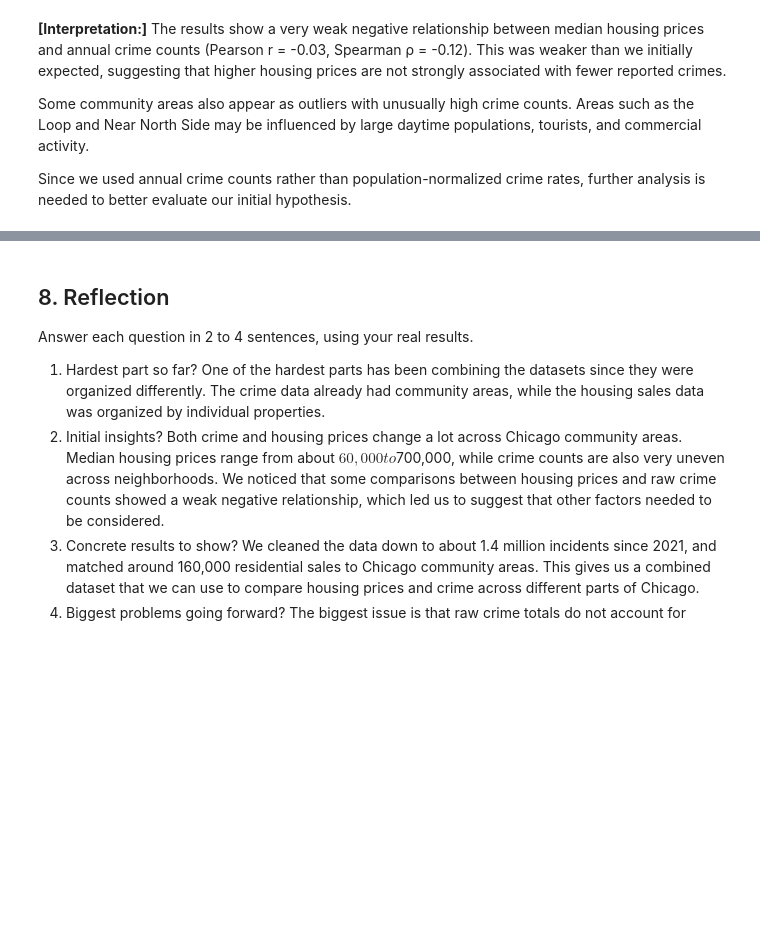
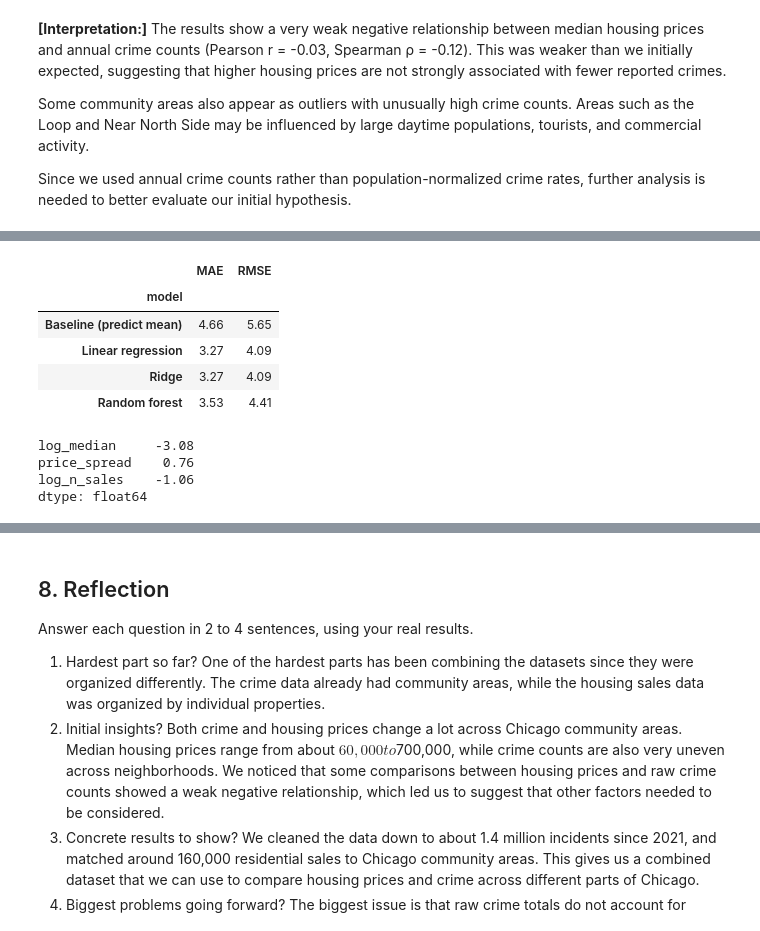
Before and after one commit to VeritasiumS/Housing_Crime, a Jupyter notebook: ProgressReport.ipynb, the cells around one changed output, grey strips where cells are left out. Cells and saved outputs as stored; diff of their text form; code cells hidden in the pictures; blank space fills up the shorter version.

```diff
--- a/ProgressReport.ipynb
+++ b/ProgressReport.ipynb
@@ -352,0 +382,31 @@ Since we used annual crime counts rather than population-normalized crime rates,
+# %%
+cv = RepeatedKFold(n_splits=5, n_repeats=20, random_state=1)
+reg_models = {
+    "Baseline (predict mean)": DummyRegressor(strategy="mean"),
+    "Linear regression": make_pipeline(StandardScaler(), LinearRegression()),
+    "Ridge": make_pipeline(StandardScaler(), RidgeCV(alphas=np.logspace(-3, 3, 13))),
+    "Random forest": RandomForestRegressor(n_estimators=300, max_depth=3, random_state=1),
+}
+rows = []
+for name, m in reg_models.items():
+    s = cross_validate(m, X, y, cv=cv, scoring=["neg_mean_absolute_error", "neg_root_mean_squared_error"])
+    rows.append({"model": name,
+                 "MAE": -s["test_neg_mean_absolute_error"].mean(),
+                 "RMSE": -s["test_neg_root_mean_squared_error"].mean()})
+reg_results = pd.DataFrame(rows).set_index("model").round(2)
+reg_results
+# %% [output]
+|  | MAE | RMSE |
+| model |  |  |
+| Baseline (predict mean) | 4.66 | 5.65 |
+| Linear regression | 3.27 | 4.09 |
+| Ridge | 3.27 | 4.09 |
+| Random forest | 3.53 | 4.41 |
+# %%
+lin = make_pipeline(StandardScaler(), LinearRegression()).fit(X, y)
+pd.Series(lin[-1].coef_, index=features).round(2)
+# %% [output]
+log_median     -3.08
+price_spread    0.76
+log_n_sales    -1.06
+dtype: float64
```
Also changed, not shown: parts of 12 cells of this notebook.
